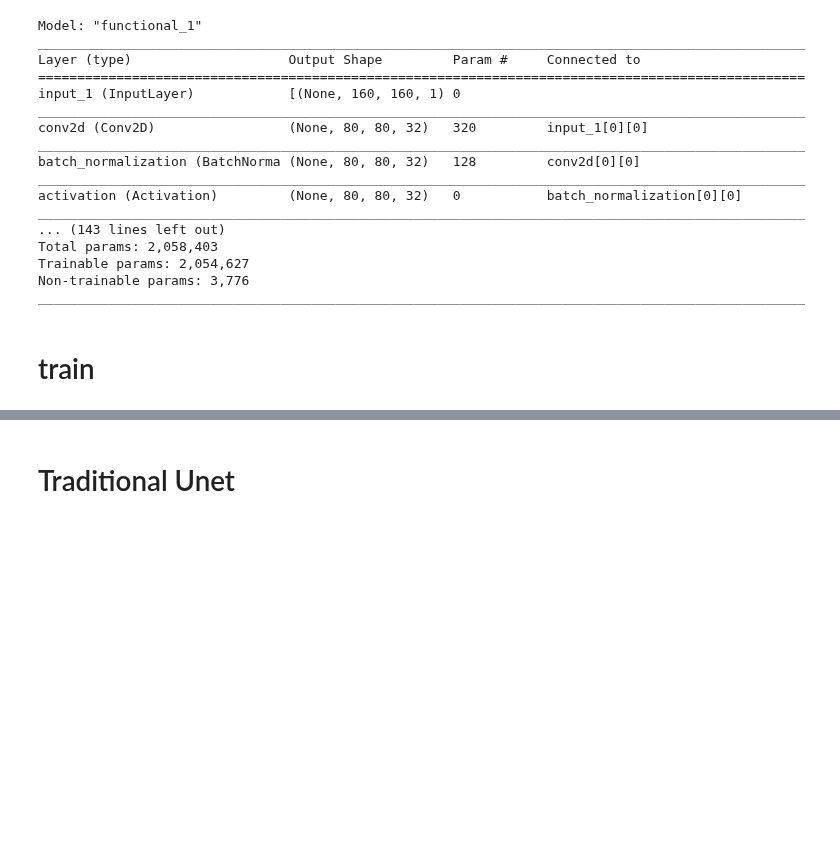
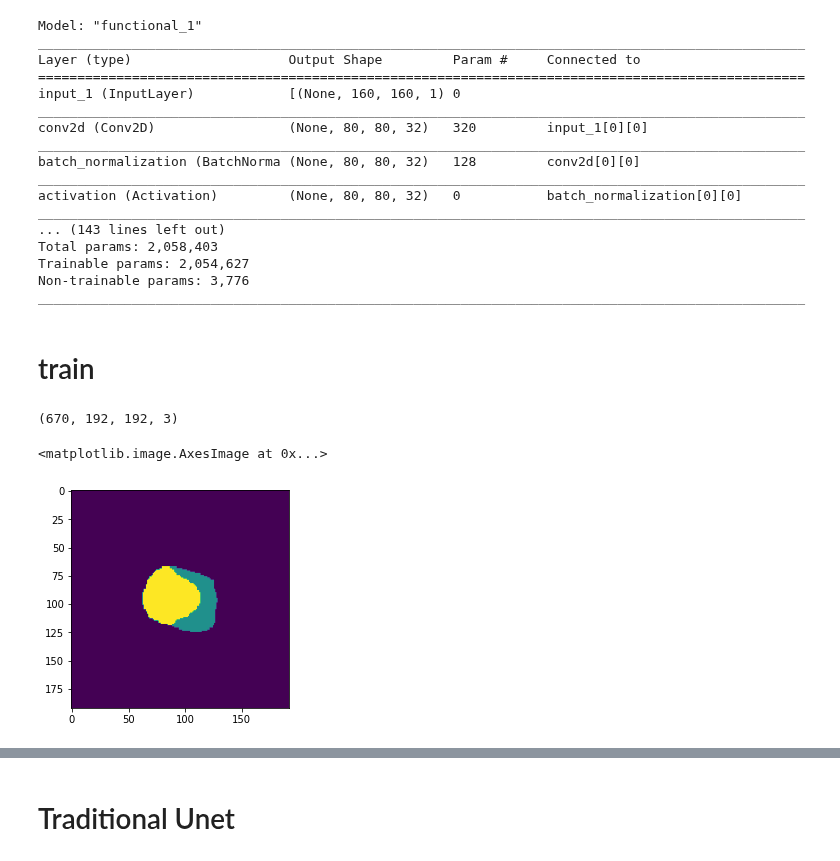
Before and after one commit to qazalmehrban/Medical-Segmentation, a Jupyter notebook: Unet_test.ipynb, the cells around one changed output, grey strips where cells are left out. Cells and saved outputs as stored; diff of their text form; code cells hidden in the pictures; blank space fills up the shorter version.

```diff
--- a/Unet_test.ipynb
+++ b/Unet_test.ipynb
@@ -256,2 +313,10 @@ pr = model.predict(tra[:670])
+# %%
+pr.shape
+# %% [output]
+(670, 192, 192, 3)
 # %%
-mask1 = np.argmax(pr[20], axis=-1)
+mask1 = np.argmax(pr[46], axis=-1)
+plt.imshow(mask1)
+# %% [output]
+<matplotlib.image.AxesImage at 0x...>
+[figure, added]
```
Also changed, not shown: parts of 17 cells of this notebook.
